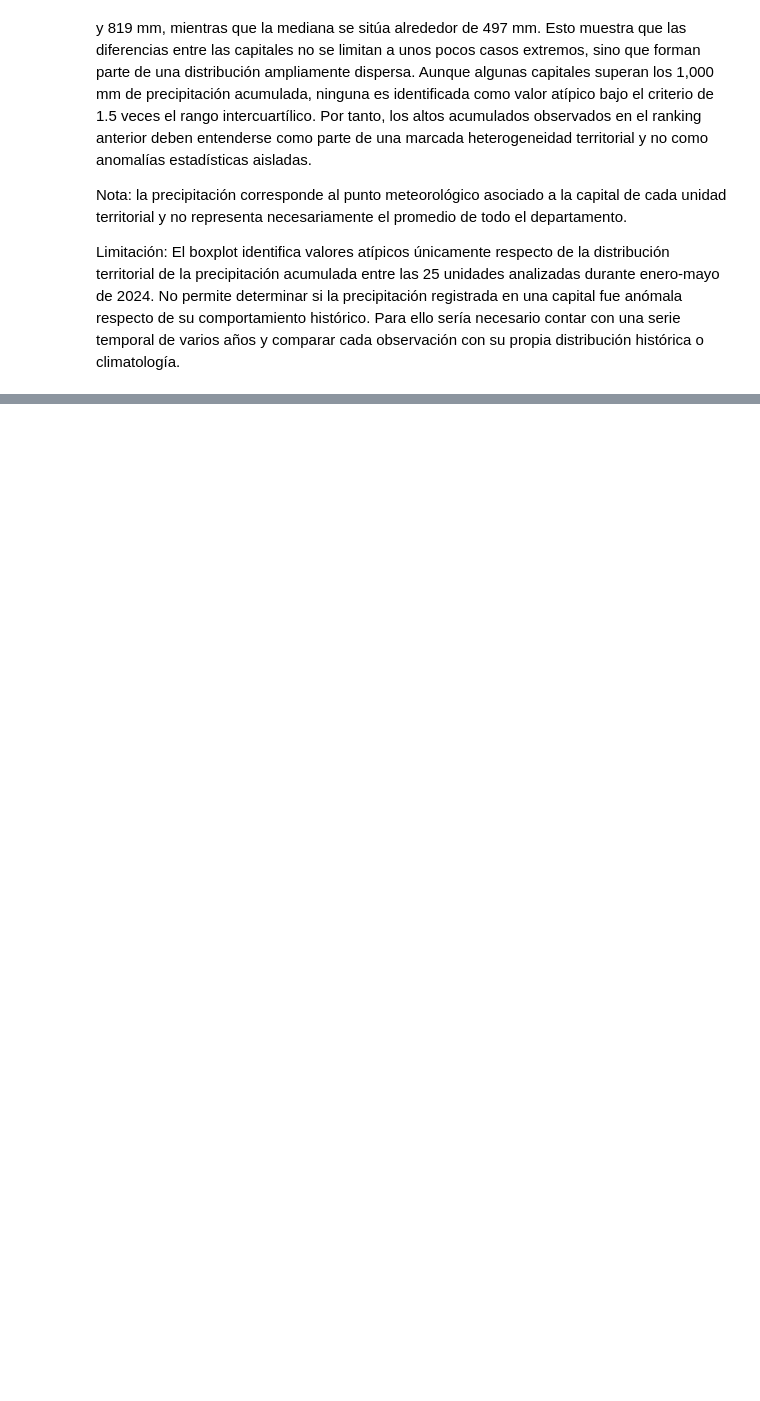
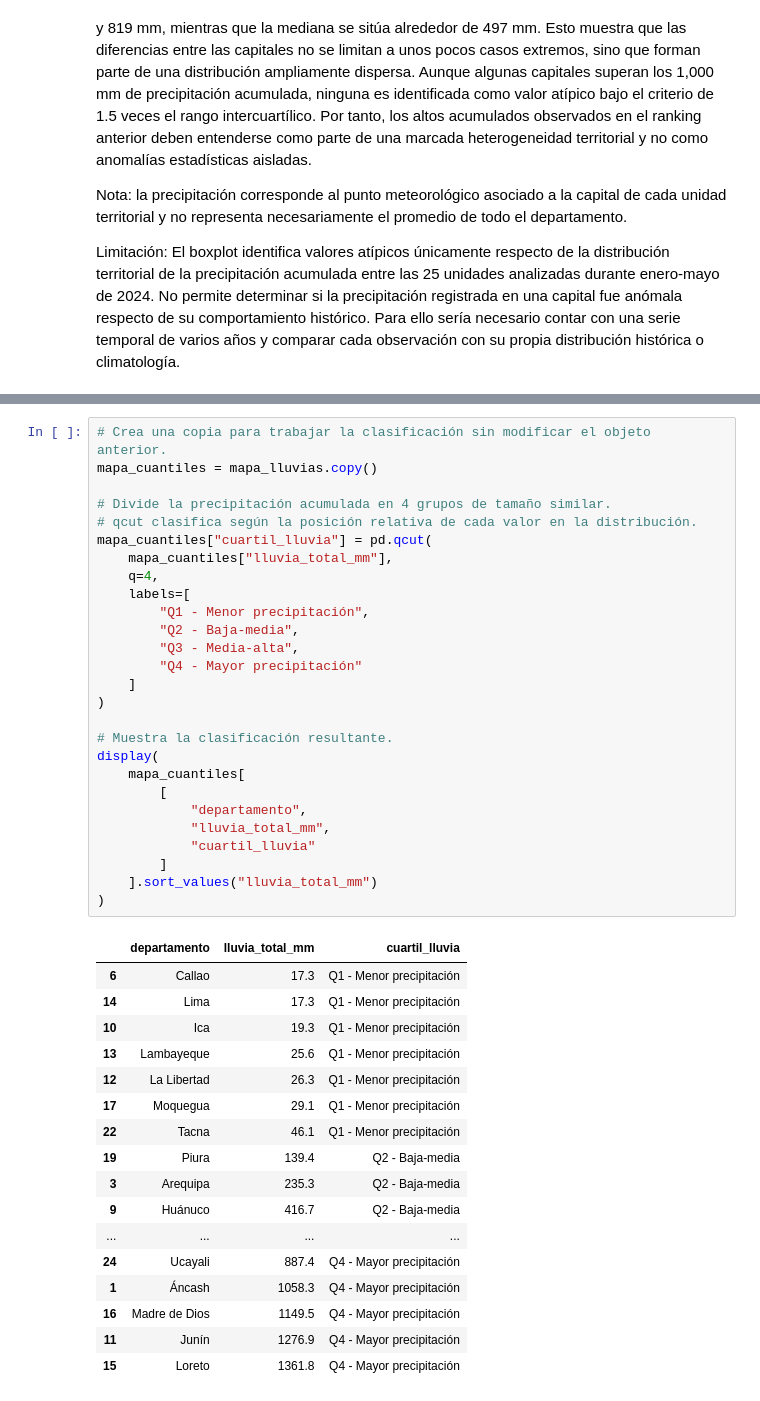
Before and after one commit to diegosimemirror/Grupo-3-Python-PUCP, a Jupyter notebook: assignment_3/visualizacion.ipynb, the cells around one changed output, grey strips where cells are left out. Drawn from its saved outputs; the diff is of its cells as text; blank space fills up the shorter version.

```diff
--- a/assignment_3/visualizacion.ipynb
+++ b/assignment_3/visualizacion.ipynb
@@ -953,0 +1152,45 @@ Limitación: El boxplot identifica valores atípicos únicamente respecto de la
+# %%
+# Crea una copia para trabajar la clasificación sin modificar el objeto anterior.
+mapa_cuantiles = mapa_lluvias.copy()
+
+# Divide la precipitación acumulada en 4 grupos de tamaño similar.
+# qcut clasifica según la posición relativa de cada valor en la distribución.
+mapa_cuantiles["cuartil_lluvia"] = pd.qcut(
+    mapa_cuantiles["lluvia_total_mm"],
+    q=4,
+    labels=[
+        "Q1 - Menor precipitación",
+        "Q2 - Baja-media",
+        "Q3 - Media-alta",
+        "Q4 - Mayor precipitación"
+    ]
+)
+
+# Muestra la clasificación resultante.
+display(
+    mapa_cuantiles[
+        [
+            "departamento",
+            "lluvia_total_mm",
+            "cuartil_lluvia"
+        ]
+    ].sort_values("lluvia_total_mm")
+)
+# %% [output]
+|  | departamento | lluvia_total_mm | cuartil_lluvia |
+| 6 | Callao | 17.3 | Q1 - Menor precipitación |
+| 14 | Lima | 17.3 | Q1 - Menor precipitación |
+| 10 | Ica | 19.3 | Q1 - Menor precipitación |
+| 13 | Lambayeque | 25.6 | Q1 - Menor precipitación |
+| 12 | La Libertad | 26.3 | Q1 - Menor precipitación |
+| 17 | Moquegua | 29.1 | Q1 - Menor precipitación |
+| 22 | Tacna | 46.1 | Q1 - Menor precipitación |
+| 19 | Piura | 139.4 | Q2 - Baja-media |
+| 3 | Arequipa | 235.3 | Q2 - Baja-media |
+| 9 | Huánuco | 416.7 | Q2 - Baja-media |
+| ... | ... | ... | ... |
+| 24 | Ucayali | 887.4 | Q4 - Mayor precipitación |
+| 1 | Áncash | 1058.3 | Q4 - Mayor precipitación |
+| 16 | Madre de Dios | 1149.5 | Q4 - Mayor precipitación |
+| 11 | Junín | 1276.9 | Q4 - Mayor precipitación |
+| 15 | Loreto | 1361.8 | Q4 - Mayor precipitación |
```
Also changed, not shown: parts of 11 cells of this notebook, 8 other files.
